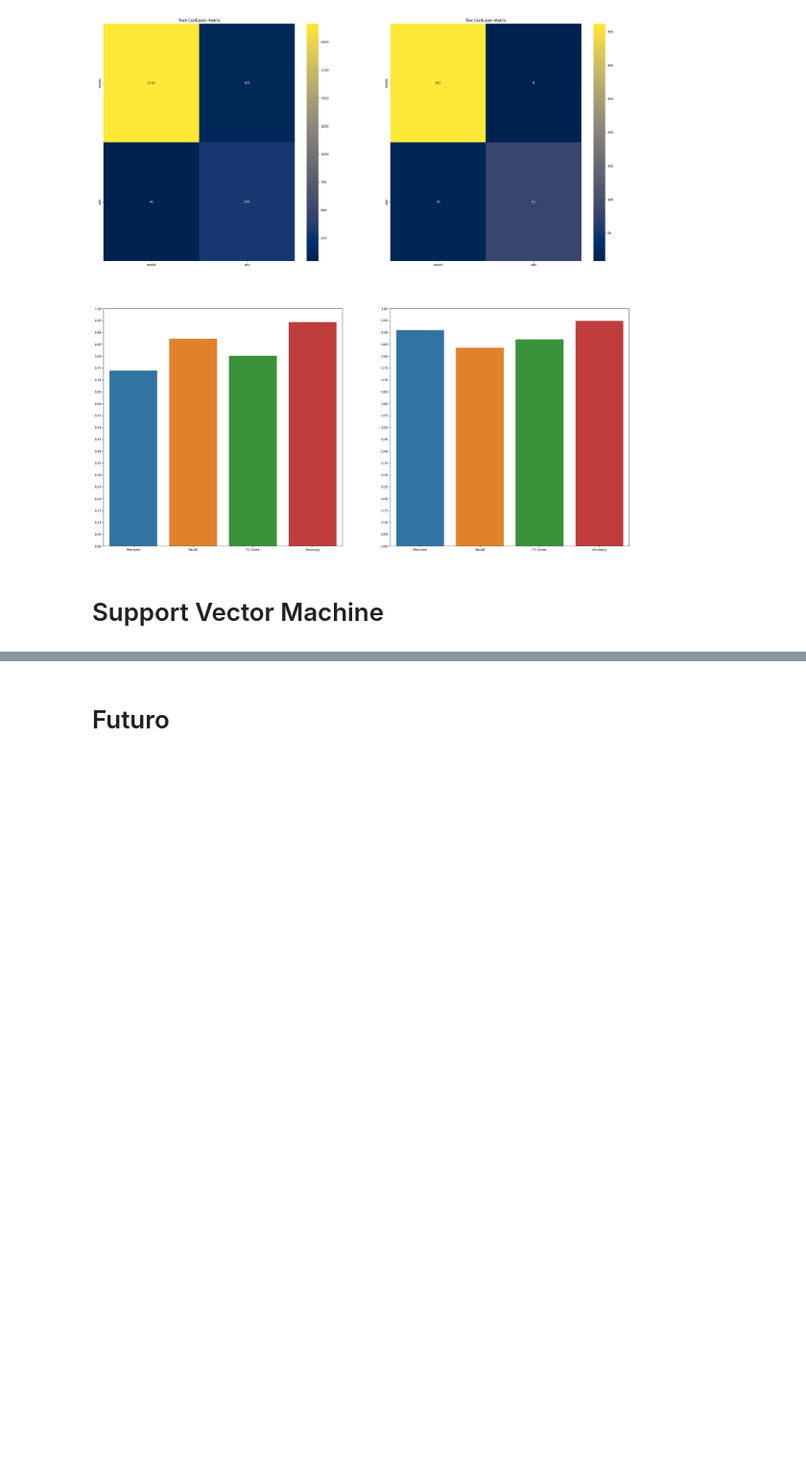
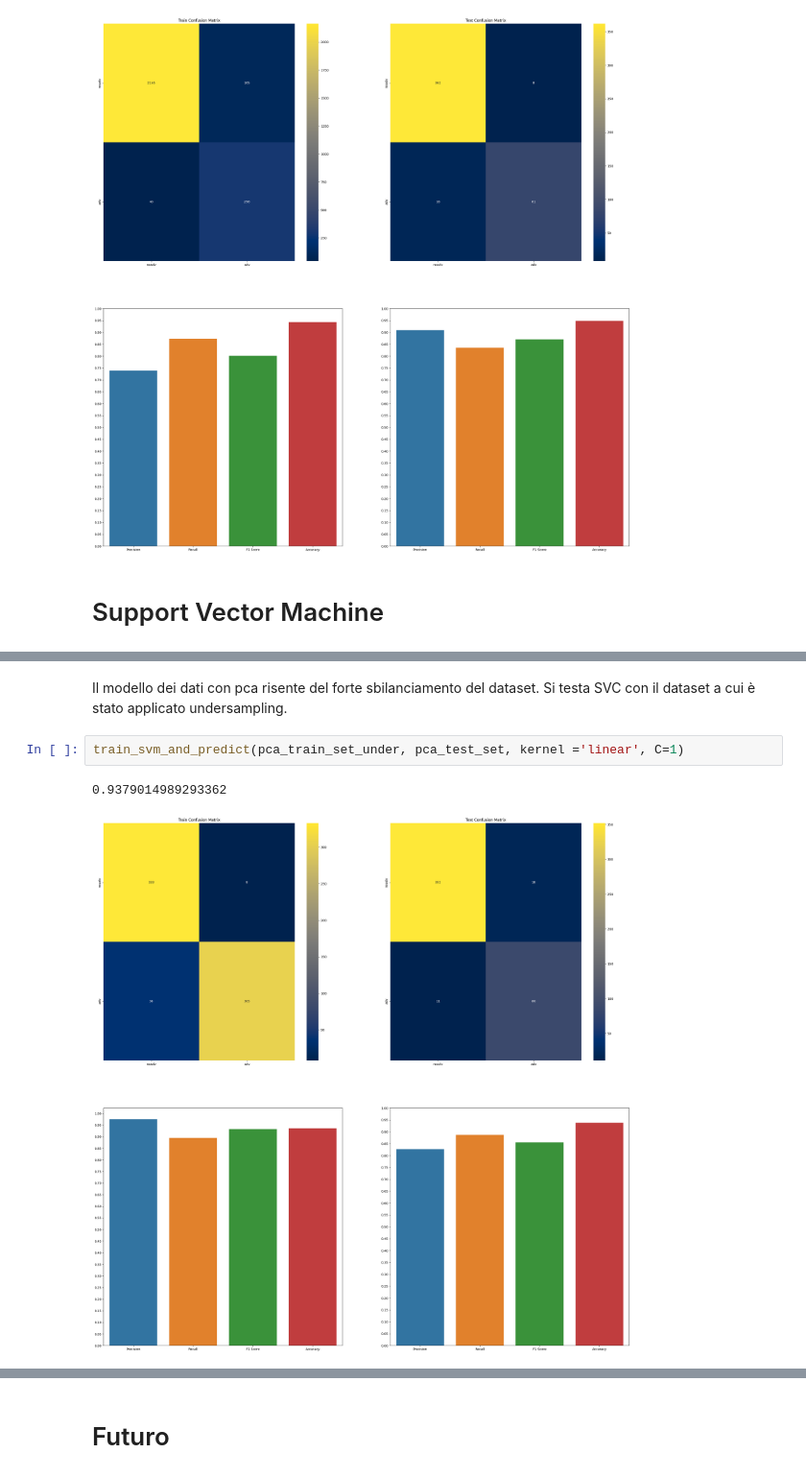
Before and after one commit to wredan/fad-project, a Jupyter notebook: notebook.ipynb, the cells around one changed output, grey strips where cells are left out. Shown at 96% size. Saved outputs shown, nothing was run; the diff lists cells and outputs as text; blank space fills up the shorter version.

```diff
--- a/notebook.ipynb
+++ b/notebook.ipynb
@@ -909,0 +942,7 @@ metrics_printer(pca_train_set['Class'], train_pred, pca_test_set['Class'], test_
+# %% [markdown]
+Il modello dei dati con pca risente del forte sbilanciamento del dataset. Si testa SVC con il dataset a cui è stato applicato undersampling.
+# %%
+train_svm_and_predict(pca_train_set_under, pca_test_set, kernel ='linear', C=1)
+# %% [output]
+0.9379014989293362
+[figure, added]
```
Also changed, not shown: parts of 22 cells of this notebook.
